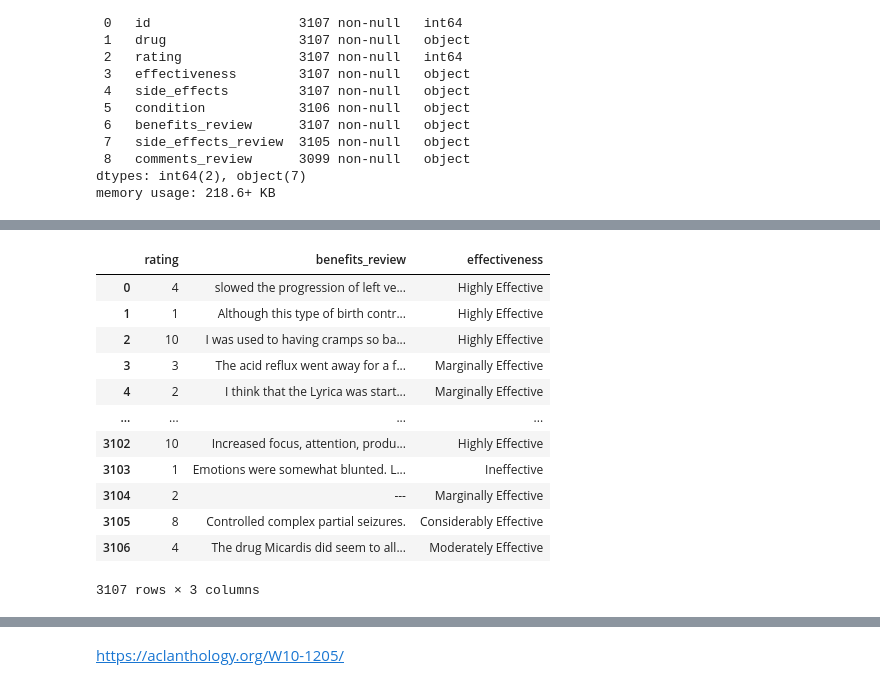
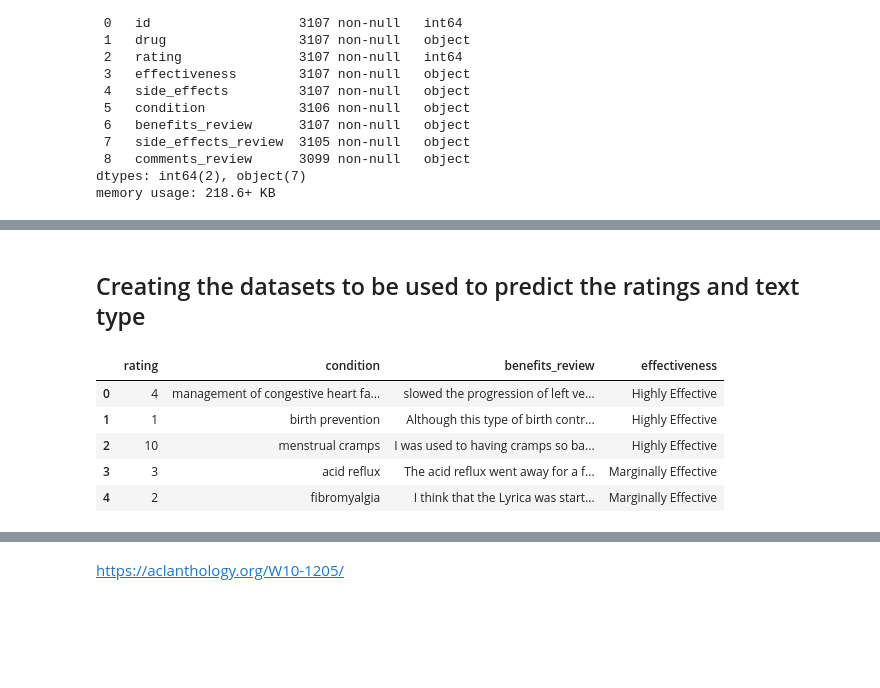
Before and after one commit to lmcosta98/Project2_FCD, a Jupyter notebook: drug_review.ipynb, the cells around one changed output, grey strips where cells are left out. Saved outputs shown, nothing was run; the diff lists cells and outputs as text; code cells hidden in the pictures; blank space fills up the shorter version.

```diff
--- a/drug_review.ipynb
+++ b/drug_review.ipynb
@@ -97,0 +130,10 @@ train_data[train_data.isna().any(axis=1)]
+# %%
+# Trying to infer the condition that was being treated.
+# This column might be usefull for a more complex model, that also uses the rating and condition columns,
+# to predict the effectiveness and side_effects rating.
+print('Benefits : ', train_data.loc[2488]['benefits_review'])
+print('\nSide effects : ', train_data.loc[2488]['side_effects_review'],'\n')
+print(train_data[train_data['drug'] == 'keflex']['condition'])
+
+# Having determined that the condition was a bacterial infection, lets fill the NaN with it.
+train_data.fillna({'condition': 'bacterial infection'}, inplace=True)
@@ -98,20 +211,16 @@ train_data[train_data.isna().any(axis=1)]
+# %% [markdown]
+## Creating the datasets to be used to predict the ratings and text type
 # %%
-train_data_benefits = train_data[['rating', 'benefits_review', 'effectiveness']].copy()
-train_data_side_effects = train_data[['rating', 'side_effects_review' ,'side_effects']].copy()
+# Creating the rating prediction datasets
+train_data_benefits = train_data[['rating', 'condition', 'benefits_review', 'effectiveness']].copy()
+train_data_side_effects = train_data[['rating', 'condition', 'side_effects_review' ,'side_effects']].copy()
 # %%
-train_data_benefits
+train_data_benefits.head()
 # %% [output]
-|  | rating | benefits_review | effectiveness |
-| 0 | 4 | slowed the progression of left ve... | Highly Effective |
-| 1 | 1 | Although this type of birth contr... | Highly Effective |
-| 2 | 10 | I was used to having cramps so ba... | Highly Effective |
-| 3 | 3 | The acid reflux went away for a f... | Marginally Effective |
-| 4 | 2 | I think that the Lyrica was start... | Marginally Effective |
-| ... | ... | ... | ... |
-| 3102 | 10 | Increased focus, attention, produ... | Highly Effective |
-| 3103 | 1 | Emotions were somewhat blunted. L... | Ineffective |
-| 3104 | 2 | --- | Marginally Effective |
-| 3105 | 8 | Controlled complex partial seizures. | Considerably Effective |
-| 3106 | 4 | The drug Micardis did seem to all... | Moderately Effective |
+|  | rating | condition | benefits_review | effectiveness |
+| 0 | 4 | management of congestive heart fa... | slowed the progression of left ve... | Highly Effective |
+| 1 | 1 | birth prevention | Although this type of birth contr... | Highly Effective |
+| 2 | 10 | menstrual cramps | I was used to having cramps so ba... | Highly Effective |
+| 3 | 3 | acid reflux | The acid reflux went away for a f... | Marginally Effective |
+| 4 | 2 | fibromyalgia | I think that the Lyrica was start... | Marginally Effective |
-3107 rows × 3 columns
 # %%
```
Also changed, not shown: parts of 43 cells of this notebook.
